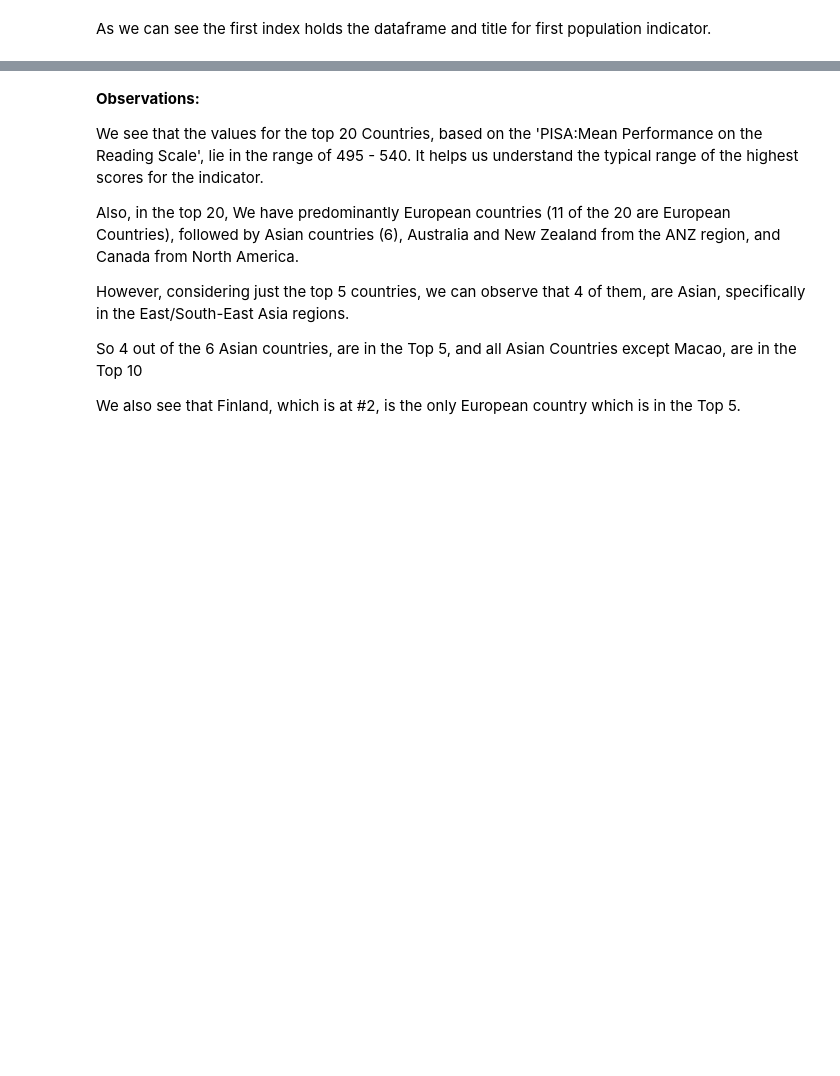
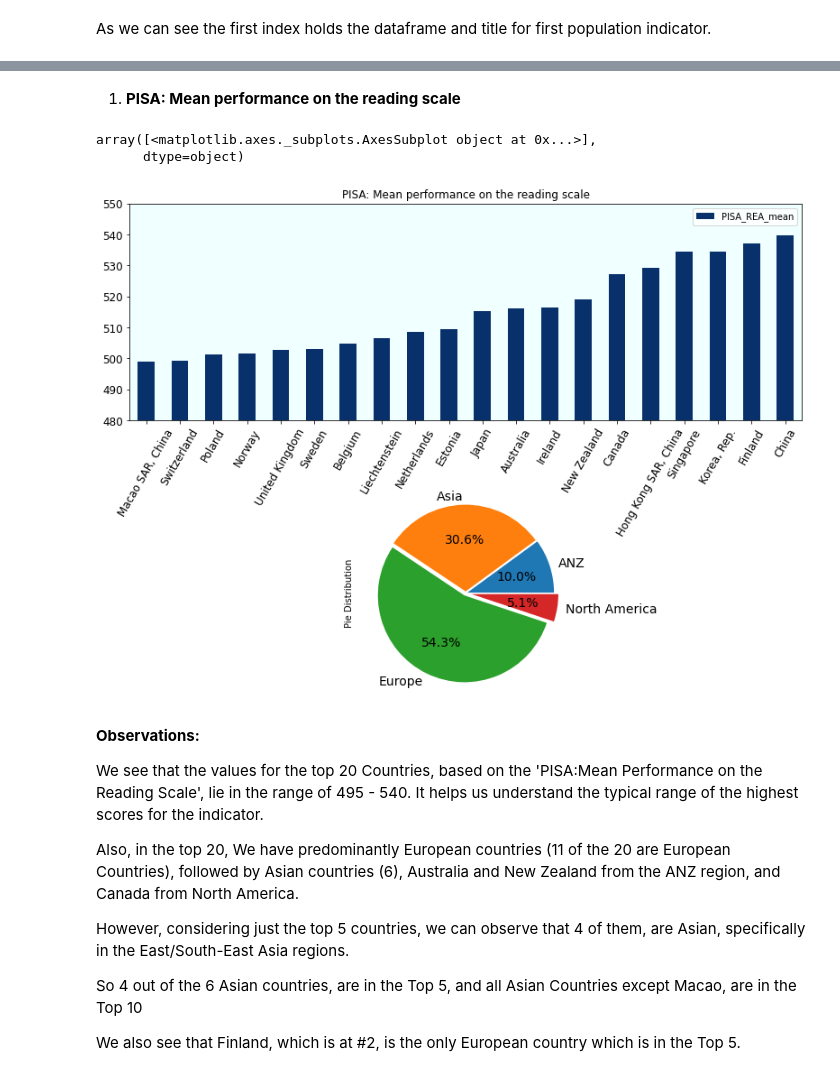
Before and after one commit to Keshav1506/World-Bank-Global-Education-Analysis, a Jupyter notebook: WorldBankEDA.ipynb, the cells around one changed output, grey strips where cells are left out. Cells and saved outputs as stored; diff of their text form; code cells hidden in the pictures; blank space fills up the shorter version.

```diff
--- a/WorldBankEDA.ipynb
+++ b/WorldBankEDA.ipynb
@@ -856,31 +943,42 @@ As we can see the first index holds the dataframe and title for first population
+# %% [markdown]
+1. **PISA: Mean performance on the reading scale**
 # %%
 tempdf2 = EdStatsData.loc[EdStatsData['Indicator Code'] == 'LO.PISA.REA'].copy()
 
 Title8 = EdStatsData.loc[EdStatsData['Indicator Code'] == 'LO.PISA.REA']["Indicator Name"][2301]
 
 col = tempdf2.loc[: , "1970":"2100"]
 
 tempdf2['PISA_REA_mean'] = col.mean(axis=1)
 
 
 
 tempdf2 = tempdf2[pd.notnull(tempdf2['PISA_REA_mean'])]
 
 PISA_REA_pie = tempdf2[['Country Name', 'PISA_REA_mean']]
 PISA_REA_pie = PISA_REA_pie.sort_values(by="PISA_REA_mean")[-20:]
 
 PISA_REA=PISA_REA_pie.set_index('Country Name')
 
 PISA_REA = PISA_REA.sort_values(by="PISA_REA_mean")[-20:]
 
-PISA_REA.plot(kind='bar', figsize = (10,4), ylim = (480, 550), xlabel = "Countries",
-                    title = Title8, rot = 90, colormap = "cividis", legend = True,
-                    fontsize = 12).patch.set_facecolor('#f0ffff')
+figure, axes = plt.subplots(nrows = 2, ncols = 1)
+figure.tight_layout()
+
+PISA_REA.plot(kind='bar', figsize = (12,9), ylim = (480, 550), xlabel = "Countries",
+                    title = Title8, rot = 60, colormap = "Blues_r", legend = True,
+                    fontsize = 12, ax = axes[0]).patch.set_facecolor('#f0ffff')
 
 contdict = {'Denmark':'Europe','Slovenia':'Europe','Germany':'Europe','Iceland':'Europe','Vietnam':'Asia','Poland':'Europe','Macao SAR, China':'Asia','Switzerland':'Europe','Norway':'Europe','United Kingdom':'Europe','Sweden':'Europe','Belgium':'Europe','Liechtenstein'	:'Europe','Netherlands':'Europe','Estonia':'Europe','Japan':'Asia','Australia':'ANZ','Ireland':'Europe','New Zealand':'ANZ','Canada':'North America','Hong Kong SAR, China':'Asia','Singapore':'Asia', 'Korea, Rep.':'Asia','Finland':'Europe','China':'Asia'	}
 PISA_REA_pie['Continent']=PISA_REA_pie['Country Name'].map(contdict)
 
-PISA_REA_pie.groupby(['Continent']).sum().plot(kind='pie',subplots=True,figsize=(8,12),autopct='%1.1f%%',textprops={'fontsize': 14},legend=False)
+PISA_REA_pie.groupby(['Continent']).sum().plot(kind='pie', ylabel = "Pie Distribution",subplots=True,
+                                               figsize=(12,9),autopct='%1.1f%%', explode = [0.02,0.02,0.03,0.07],
+                                               textprops={'fontsize': 14},legend=False, ax = axes[1])
+# %% [output]
+array([<matplotlib.axes._subplots.AxesSubplot object at 0x...>],
+      dtype=object)
+[figure, added]
 # %% [markdown]
 **Observations:**
 
```
Also changed, not shown: parts of 10 cells of this notebook.
